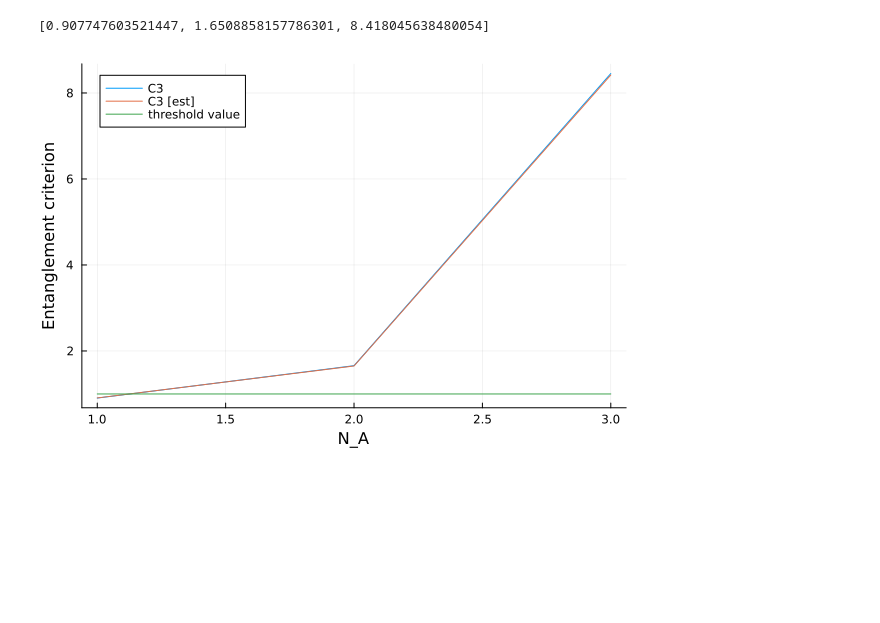
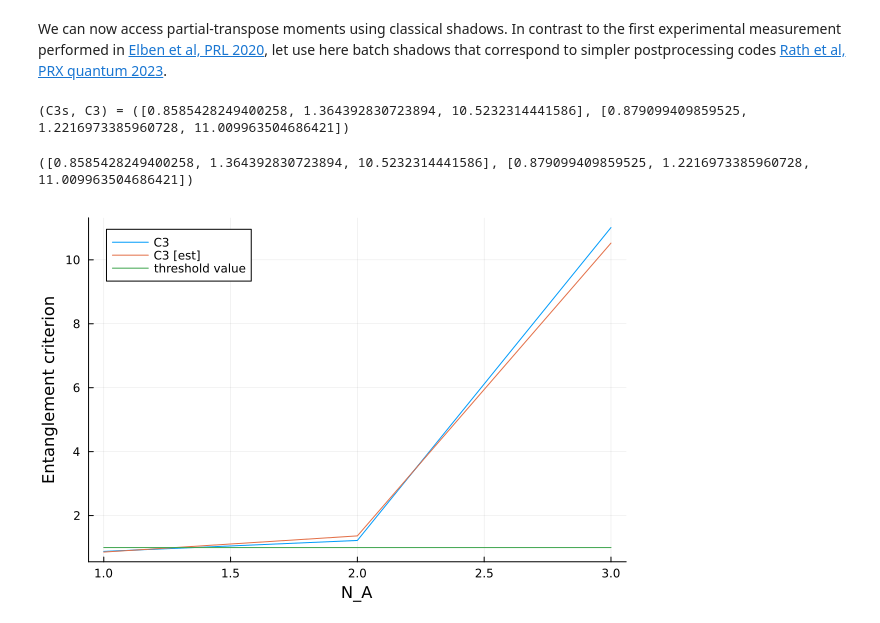
Before and after one commit to bvermersch/RandomMeas.jl, a Jupyter notebook: examples/MixedStateEntanglement.ipynb, the cells around one changed output. Drawn from its saved outputs; the diff is of its cells as text; code cells hidden in the pictures; blank space fills up the shorter version.

```diff
--- a/examples/MixedStateEntanglement.ipynb
+++ b/examples/MixedStateEntanglement.ipynb
@@ -14,24 +28,24 @@ N  = 6
 # %%
-NAmax = N÷2
-nmax = 3
-p = zeros(NAmax,nmax-1)
-C3 = zeros(NAmax)
-r2 = zeros(NAmax)
+p = zeros(N,2)
+C3 = zeros(N÷2)
 ITensors.disable_warn_order()
-for NA in 1:NAmax
+@showprogress dt=1 for NA in 1:N÷2
+    #We consider partitions AB with |A|=|B|
     NAB = 2*NA
+    #We build the reduced density matrix on the first N_AB qubits as a ITensor object
     ρT,ξAB = reduce_dm(ψ,1,NAB)
     ρT = flatten(ρT)
+    #We then realize the partial transposition
     for i in 1:NA
         ρT  = swapind(ρT,ξAB[i],ξAB[i]')
     end
+    #We then compute the first two Partial tranpose moments using the eigenvalue decomposition.
     D, U = eigen(ρT, ξAB, ξAB')
-    for k in 1:nmax-1
+    for k in 1:2
         for s in 1:dim(D,1)
             p[NA,k] += D[s,s]^(k+1)
         end
     end
-    @show NA
-    C3[NA] = p[NA,1]^2/p[NA,2]
+    @show C3[NA] = p[NA,1]^2/p[NA,2]
 end
 # %% [output]
@@ -48,33 +65,39 @@ u = Vector{Vector{ITensor}}()
     push!(u,get_rotations(ξ,1)) #Haar rotations in A
     data[r,:,:] = get_RandomMeas(ψ,u[r],NM)
 end
+# %% [markdown]
+We can now access partial-transpose moments using classical shadows. In contrast to the first experimental measurement performed in [Elben et al, PRL 2020](https://link.aps.org/doi/10.1103/PhysRevLett.125.200501), let use here batch shadows that correspond to simpler postprocessing codes [Rath et al, PRX quantum 2023](https://doi.org/10.1103/PRXQuantum.4.010318).
 # %%
-C3s = zeros(NAmax)
-@showprogress dt=1 for NA in 1:NAmax
+C3s = zeros(N÷2)
+n = 10 #number of batch shadows
+@showprogress dt=1 for NA in 1:N÷2
     NAB = 2*NA
     uAB = [ut[1:NAB] for ut in u]
     ξAB = ξ[1:NAB]
-    #@show NA
-    ρs = get_batch_shadows(data[:,:,1:NAB],ξAB,uAB,nmax)
-    for n in 1:nmax
+    #We first form batch shadows
+    ρs = get_batch_shadows(data[:,:,1:NAB],ξAB,uAB,n)
+    #We realize the partial transposition of the batch shadows
+    for in in 1:n
         for i in 1:NA
-             ρs[n] = swapind(ρs[n],ξAB[i],ξAB[i]')
+             ρs[in] = swapind(ρs[n],ξAB[i],ξAB[i]')
         end
     end
-    p = get_moments(ρs, ξAB, nmax)
-    #@show p
+    #We access the moments via U-statistics
+    p = get_moments(ρs, ξAB, 3)
+    #and compute the p_3 PPT condition
     C3s[NA] = p[1]^2/p[2]
 end
-# %%
-println(C3s)
-# %% [output]
-[0.907747603521447, 1.6508858157786301, 8.418045638480054]
+# %%
+@show C3s, C3
+# %% [output]
+(C3s, C3) = ([0.8585428249400258, 1.364392830723894, 10.5232314441586], [0.879099409859525, 1.2216973385960728, 11.009963504686421])
+([0.8585428249400258, 1.364392830723894, 10.5232314441586], [0.879099409859525, 1.2216973385960728, 11.009963504686421])
 # %%
 using Plots
-Plots.plot(1:NAmax,C3,label="C3")
-Plots.plot!(1:NAmax,C3s,label="C3 [est]")
-Plots.plot!(1:NAmax,ones(NAmax),label="threshold value")
+Plots.plot(1:N÷2,C3,label="C3")
+Plots.plot!(1:N÷2,C3s,label="C3 [est]")
+Plots.plot!(1:N÷2,ones(N÷2),label="threshold value")
 xlabel!("N_A")
 ylabel!("Entanglement criterion")
 # %% [output]
-[figure, old version]
+[figure, new version]
```
Also changed, not shown: parts of 6 cells of this notebook, 4 other files.
